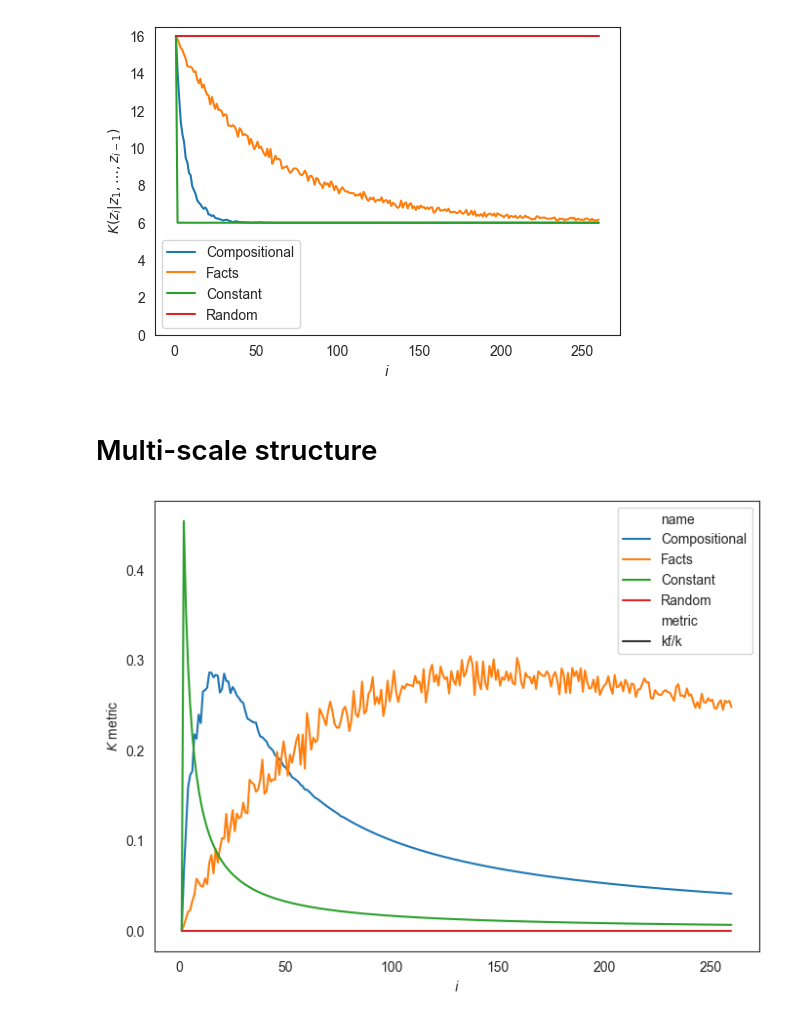
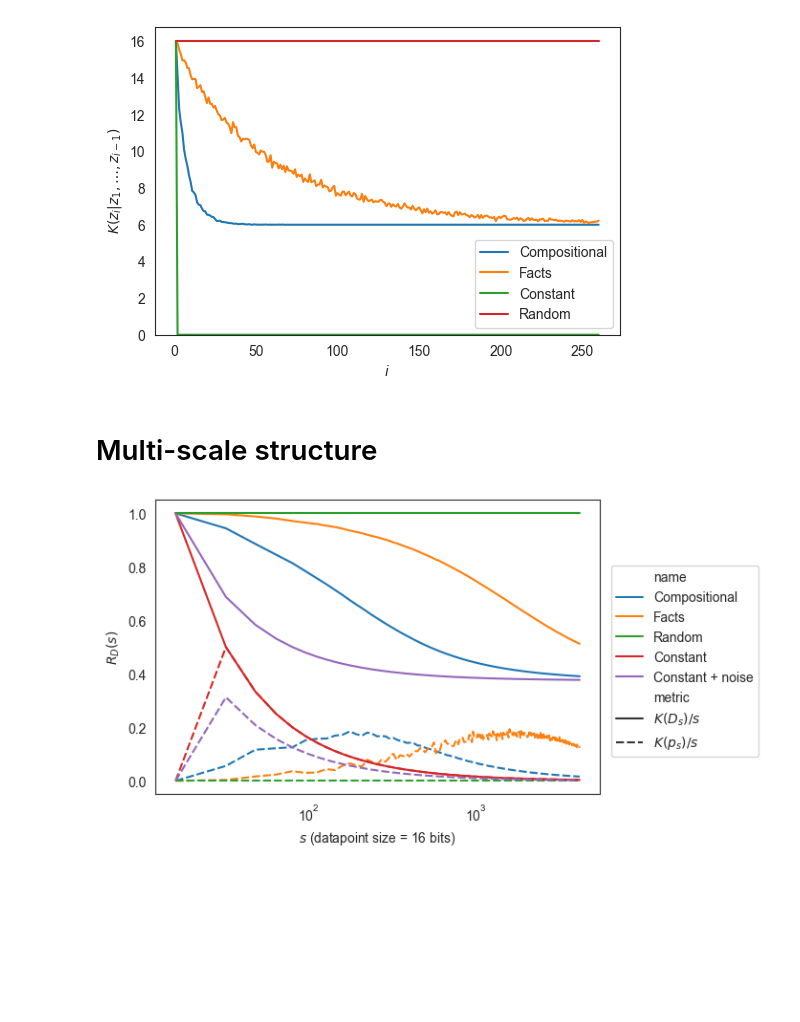
Before and after one commit to EricElmoznino/complexity_compositionality, a Jupyter notebook: notebooks/comp_and_compression_empirical.ipynb, the cells around one changed output. Cells and saved outputs as stored; diff of their text form; code cells hidden in the pictures; blank space fills up the shorter version.

```diff
--- a/notebooks/comp_and_compression_empirical.ipynb
+++ b/notebooks/comp_and_compression_empirical.ipynb
@@ -143,7 +143,8 @@ assert num_facts == vocab_size**sentence_length == 2**const_noise_dims
 preq_curves = preq_curve_comparison(
     datas={
         "Random": RandomData(z_dim=z_dim),
-        "Constant": ConstantData(z_dim=z_dim, noise_dims=const_noise_dims),
+        "Constant": ConstantData(z_dim=z_dim, noise_dims=0),
+        "Constant + noise": ConstantData(z_dim=z_dim, noise_dims=const_noise_dims),
         "Facts": FactData(z_dim=z_dim, num_facts=num_facts),
         "Compositional": CompositionalData(
             z_dim=z_dim, sentence_length=sentence_length, vocab_size=vocab_size
@@ -167,7 +168,7 @@ ax.set(xlabel="$i$", ylabel="$K(z_i | z_1, \ldots, z_{i-1})$", ylim=(0, None))
 ax.legend()
 plt.show()
 # %% [output]
-[figure, old version]
+[figure, new version]
 # %% [markdown]
 # Multi-scale structure
 # %%
@@ -189,39 +190,43 @@ def k_entropy(preq_curve):
 def k_shared(preq_curve):
     return k_uncompressed(preq_curve) - k(preq_curve)
 
 
 def k_f(preq_curve):
     return k(preq_curve) - k_entropy(preq_curve)
 
 
 preq_curves = preq_curves.sort_values(["name", "i"])
+preq_curves["s"] = preq_curves["i"] * z_dim
 grouped = preq_curves.groupby("name")["k_z_next"]
 preq_curves = preq_curves.assign(
     k=grouped.transform(k),
     k_shared=grouped.transform(k_shared),
     k_f=grouped.transform(k_f),
 )
 preq_curves["kf/k"] = preq_curves["k_f"] / preq_curves["k"]
+preq_curves["$K(D_s) / s$"] = preq_curves["k"] / preq_curves["s"]
+preq_curves["$K(p_s) / s$"] = preq_curves["k_f"] / preq_curves["s"]
 
 pivoted = preq_curves.melt(
-    id_vars=["name", "i"],
-    value_vars=["k", "k_shared", "k_f", "kf/k"],
+    id_vars=["name", "i", "s"],
+    value_vars=["k", "k_shared", "k_f", "kf/k", "$K(D_s) / s$", "$K(p_s) / s$"],
     var_name="metric",
     value_name="k_metric",
 )
 
-fig, ax = plt.subplots(figsize=(8, 6))
+fig, ax = plt.subplots(figsize=(6, 4))
 sns.lineplot(
-    data=pivoted[pivoted["metric"] == "kf/k"],
-    x="i",
+    data=pivoted[pivoted["metric"].isin(["$K(D_s) / s$", "$K(p_s) / s$"])],
+    x="s",
     y="k_metric",
     hue="name",
-    hue_order=["Compositional", "Facts", "Constant", "Random"],
+    hue_order=["Compositional", "Facts", "Random", "Constant", "Constant + noise"],
     style="metric",
+    style_order=["$K(D_s) / s$", "$K(p_s) / s$"],
     ax=ax,
 )
-ax.set(xlabel="$i$", ylabel="$K$ metric")
-ax.legend()
+ax.set(xlabel=f"$s$ (datapoint size = {z_dim} bits)", ylabel="$R_D(s)$", xscale="log")
+ax.legend(bbox_to_anchor=(1.01, 0.8))
 plt.show()
 # %% [output]
-[figure, old version]
+[figure, new version]
```
Also changed, not shown: parts of 1 cell of this notebook.
